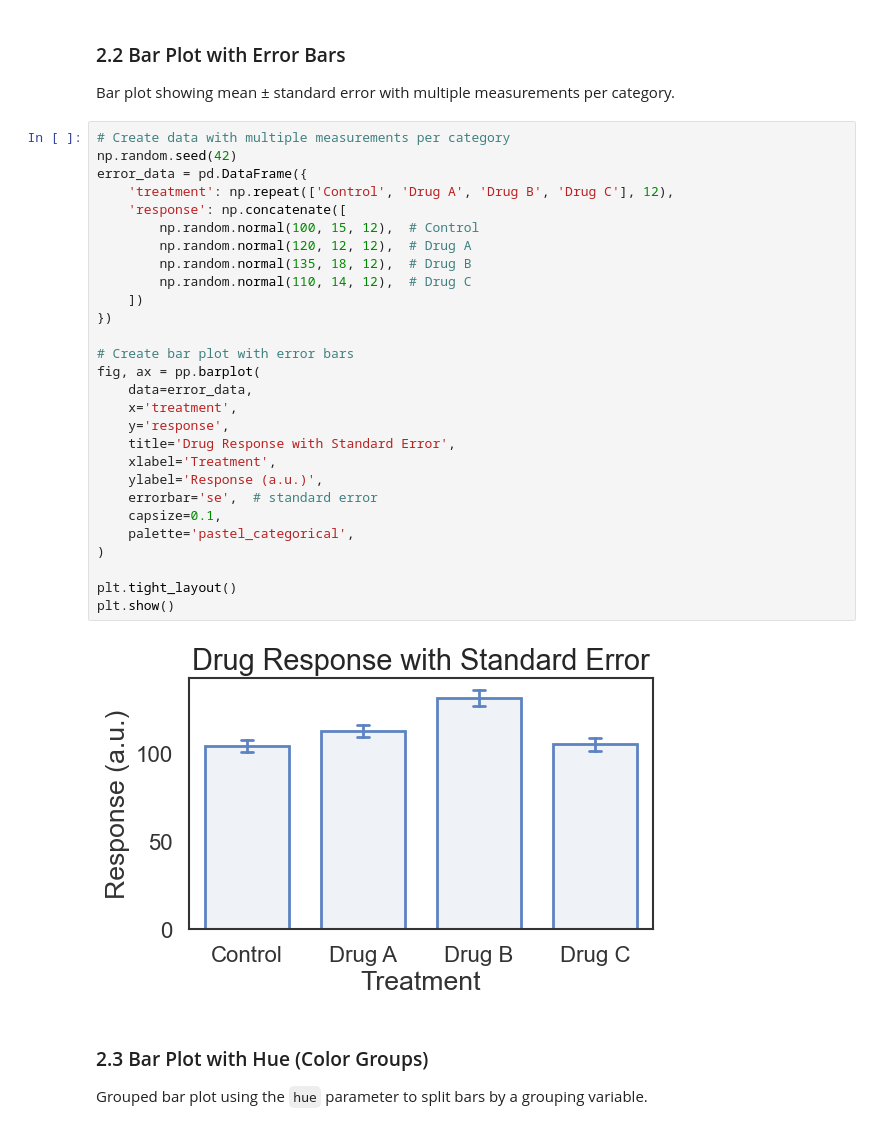
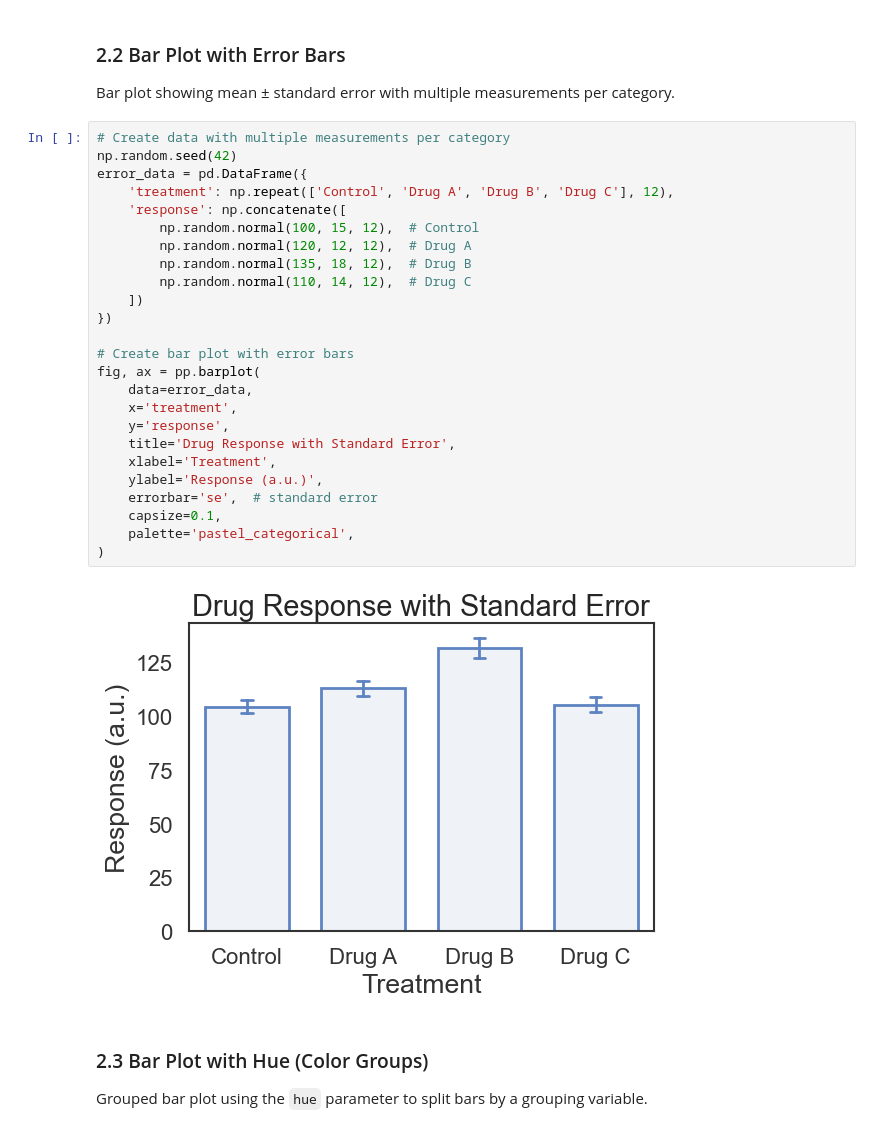
Before and after one commit to jorgebotas/prettyplot, a Jupyter notebook: examples.ipynb, the cells around one changed output. Drawn from its saved outputs; the diff is of its cells as text.

```diff
--- a/examples.ipynb
+++ b/examples.ipynb
@@ -94,33 +91,30 @@ Bar plot showing mean ± standard error with multiple measurements per category.
 # %%
 # Create data with multiple measurements per category
 np.random.seed(42)
 error_data = pd.DataFrame({
     'treatment': np.repeat(['Control', 'Drug A', 'Drug B', 'Drug C'], 12),
     'response': np.concatenate([
         np.random.normal(100, 15, 12),  # Control
         np.random.normal(120, 12, 12),  # Drug A
         np.random.normal(135, 18, 12),  # Drug B
         np.random.normal(110, 14, 12),  # Drug C
     ])
 })
 
 # Create bar plot with error bars
 fig, ax = pp.barplot(
     data=error_data,
     x='treatment',
     y='response',
     title='Drug Response with Standard Error',
     xlabel='Treatment',
     ylabel='Response (a.u.)',
     errorbar='se',  # standard error
     capsize=0.1,
     palette='pastel_categorical',
 )
-
-plt.tight_layout()
-plt.show()
 # %% [output]
-[figure, old version]
+[figure, new version]
 # %% [markdown]
 ### 2.3 Bar Plot with Hue (Color Groups)
 
```
Also changed, not shown: parts of 21 cells of this notebook, 5 other files.
